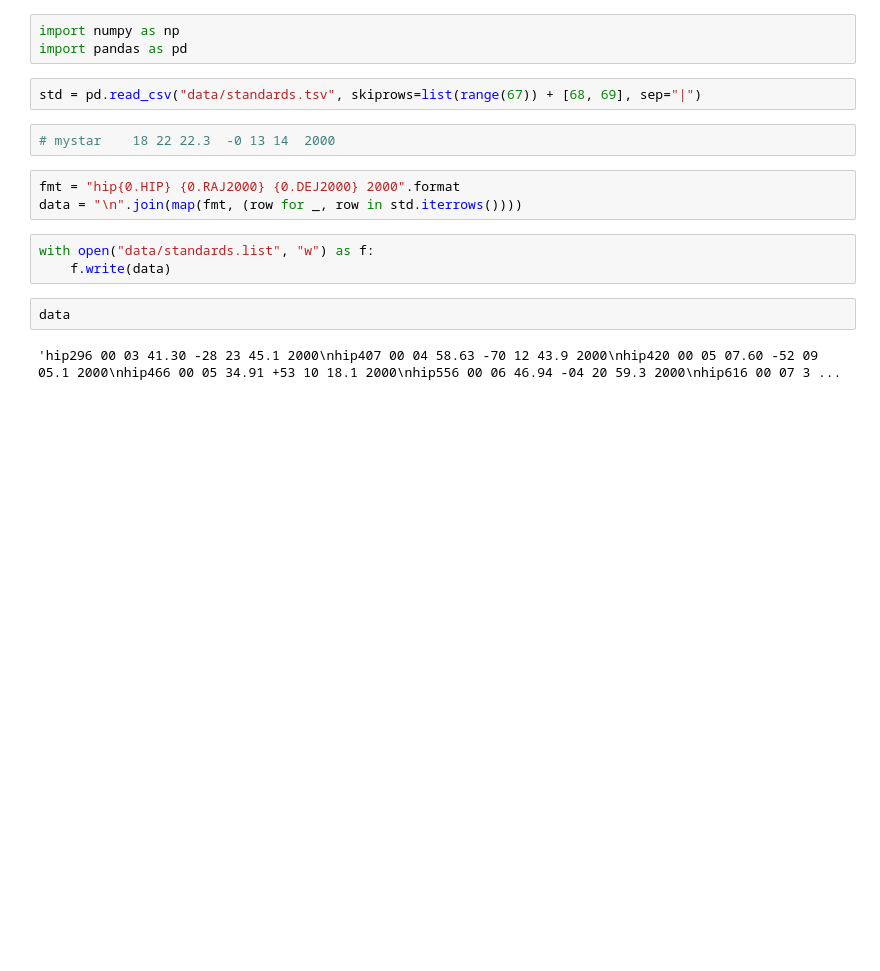
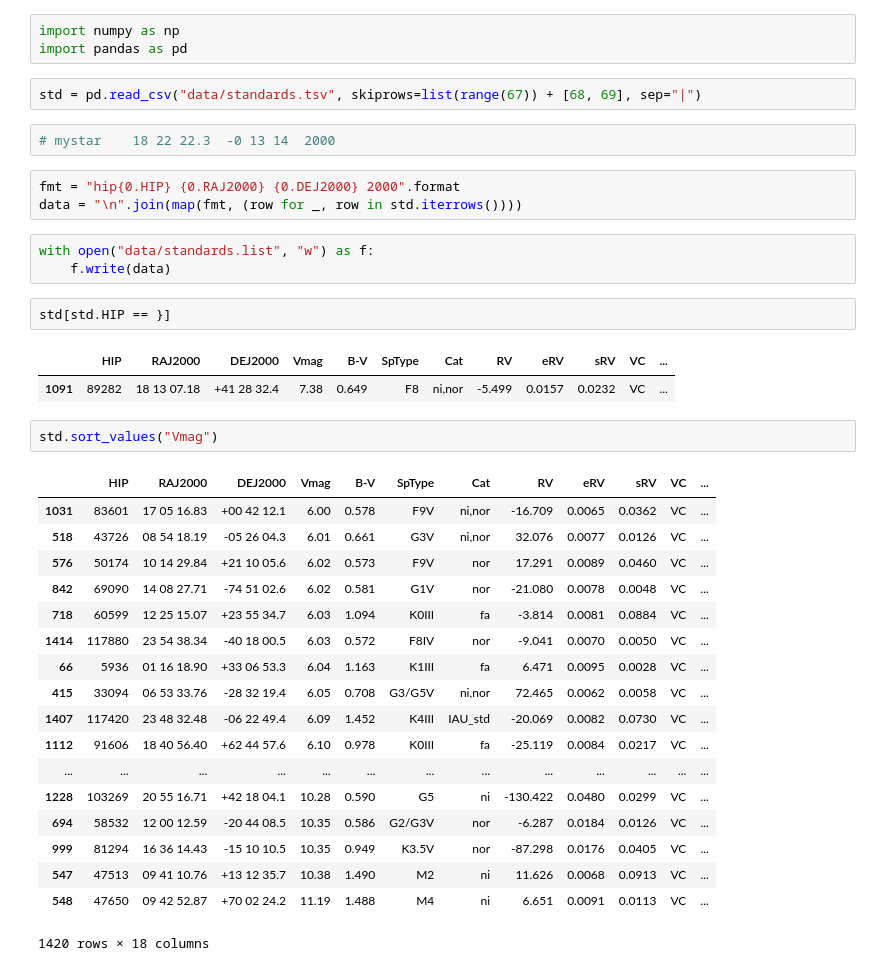
Before and after one commit to dfm/mdm-obs, a Jupyter notebook: standards.ipynb, the cells around one changed output. Drawn from its saved outputs; the diff is of its cells as text; blank space fills up the shorter version.

```diff
--- a/standards.ipynb
+++ b/standards.ipynb
@@ -11,7 +11,29 @@ data = "\n".join(map(fmt, (row for _, row in std.iterrows())))
 # %%
 with open("data/standards.list", "w") as f:
     f.write(data)
-# %%
-data
-# %% [output]
-'hip296 00 03 41.30 -28 23 45.1 2000\nhip407 00 04 58.63 -70 12 43.9 2000\nhip420 00 05 07.60 -52 09 05.1 2000\nhip466 00 05 34.91 +53 10 18.1 2000\nhip556 00 06 46.94 -04 20 59.3 2000\nhip616 00 07 3 ...
+# %%
+std[std.HIP == }]
+# %% [output]
+|  | HIP | RAJ2000 | DEJ2000 | Vmag | B-V | SpType | Cat | RV | eRV | sRV | VC | ... |
+| 1091 | 89282 | 18 13 07.18 | +41 28 32.4 | 7.38 | 0.649 | F8 | ni,nor | -5.499 | 0.0157 | 0.0232 | VC | ... |
+# %%
+std.sort_values("Vmag")
+# %% [output]
+|  | HIP | RAJ2000 | DEJ2000 | Vmag | B-V | SpType | Cat | RV | eRV | sRV | VC | ... |
+| 1031 | 83601 | 17 05 16.83 | +00 42 12.1 | 6.00 | 0.578 | F9V | ni,nor | -16.709 | 0.0065 | 0.0362 | VC | ... |
+| 518 | 43726 | 08 54 18.19 | -05 26 04.3 | 6.01 | 0.661 | G3V | ni,nor | 32.076 | 0.0077 | 0.0126 | VC | ... |
+| 576 | 50174 | 10 14 29.84 | +21 10 05.6 | 6.02 | 0.573 | F9V | nor | 17.291 | 0.0089 | 0.0460 | VC | ... |
+| 842 | 69090 | 14 08 27.71 | -74 51 02.6 | 6.02 | 0.581 | G1V | nor | -21.080 | 0.0078 | 0.0048 | VC | ... |
+| 718 | 60599 | 12 25 15.07 | +23 55 34.7 | 6.03 | 1.094 | K0III | fa | -3.814 | 0.0081 | 0.0884 | VC | ... |
+| 1414 | 117880 | 23 54 38.34 | -40 18 00.5 | 6.03 | 0.572 | F8IV | nor | -9.041 | 0.0070 | 0.0050 | VC | ... |
+| 66 | 5936 | 01 16 18.90 | +33 06 53.3 | 6.04 | 1.163 | K1III | fa | 6.471 | 0.0095 | 0.0028 | VC | ... |
+| 415 | 33094 | 06 53 33.76 | -28 32 19.4 | 6.05 | 0.708 | G3/G5V | ni,nor | 72.465 | 0.0062 | 0.0058 | VC | ... |
+| 1407 | 117420 | 23 48 32.48 | -06 22 49.4 | 6.09 | 1.452 | K4III | IAU_std | -20.069 | 0.0082 | 0.0730 | VC | ... |
+| 1112 | 91606 | 18 40 56.40 | +62 44 57.6 | 6.10 | 0.978 | K0III | fa | -25.119 | 0.0084 | 0.0217 | VC | ... |
+| ... | ... | ... | ... | ... | ... | ... | ... | ... | ... | ... | ... | ... |
+| 1228 | 103269 | 20 55 16.71 | +42 18 04.1 | 10.28 | 0.590 | G5 | ni | -130.422 | 0.0480 | 0.0299 | VC | ... |
+| 694 | 58532 | 12 00 12.59 | -20 44 08.5 | 10.35 | 0.586 | G2/G3V | nor | -6.287 | 0.0184 | 0.0126 | VC | ... |
+| 999 | 81294 | 16 36 14.43 | -15 10 10.5 | 10.35 | 0.949 | K3.5V | nor | -87.298 | 0.0176 | 0.0405 | VC | ... |
+| 547 | 47513 | 09 41 10.76 | +13 12 35.7 | 10.38 | 1.490 | M2 | ni | 11.626 | 0.0068 | 0.0913 | VC | ... |
+| 548 | 47650 | 09 42 52.87 | +70 02 24.2 | 11.19 | 1.488 | M4 | ni | 6.651 | 0.0091 | 0.0113 | VC | ... |
+1420 rows × 18 columns
```
Also changed, not shown: 4 other files.
